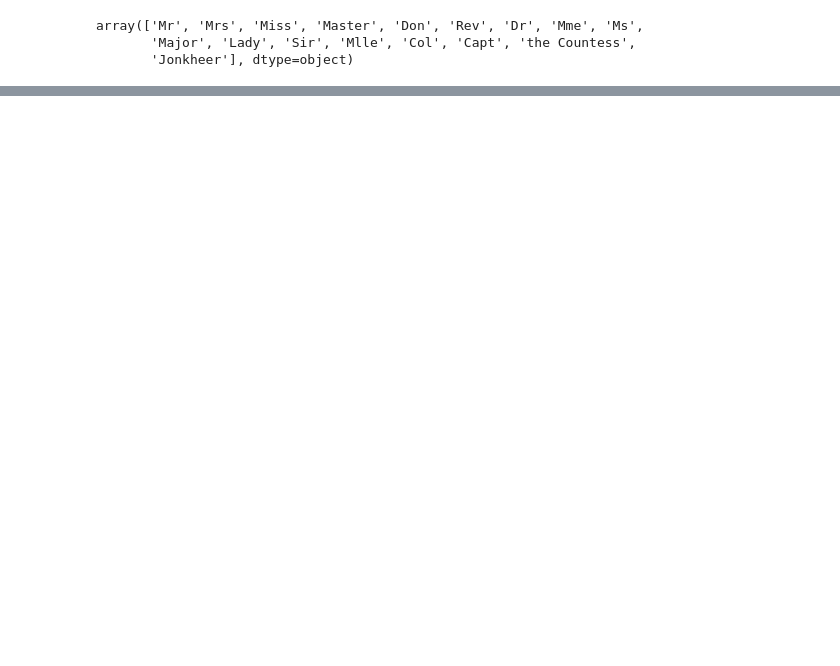
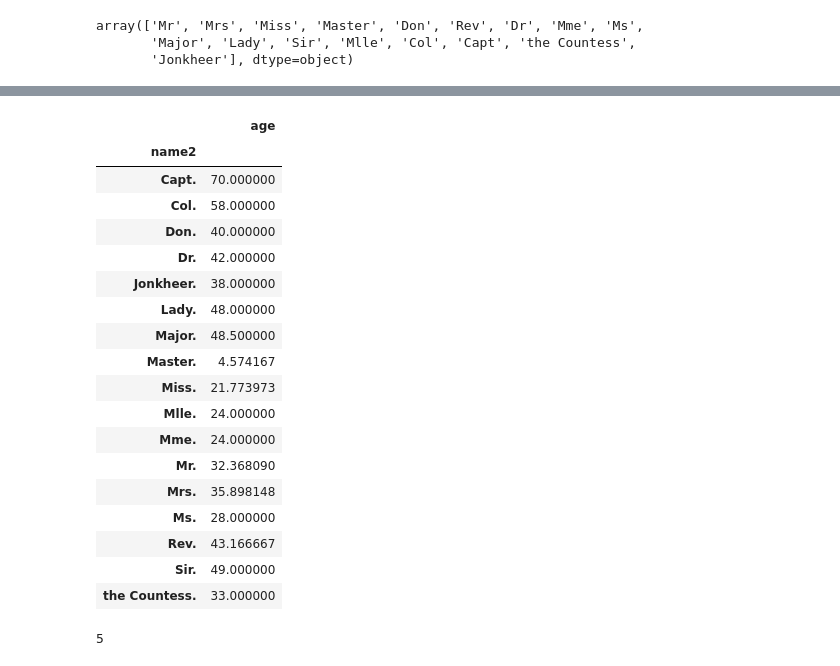
Before and after one commit to Kwonym0814/AIotDataAnalysis, a Jupyter notebook: workspace_python/basic/lec06타이타닉.ipynb, the cells around one changed output, grey strips where cells are left out. Cells and saved outputs as stored; diff of their text form; code cells hidden in the pictures; blank space fills up the shorter version.

```diff
--- a/workspace_python/basic/lec06타이타닉.ipynb
+++ b/workspace_python/basic/lec06타이타닉.ipynb
@@ -626,0 +599,6 @@ train['name'].str.extract(', ([A-Za-z]+)\.')
+# %%
+tmp1 = train['name'].str.extract('( [a-zA-Z ]*[.])', expand=False)
+tmp2 = train['name'].str.extract('(, [a-zA-Z ]*[.])', expand=False)
+tmp3 = []
+for i in range(0,len(tmp1)):
+    tmp3.append([tmp1[i]==tmp2[i], tmp1[i], tmp2[i]])
@@ -626,0 +673,4 @@ train['name'].str.extract(', ([A-Za-z]+)\.')
+# %%
+tmp = train.loc[train['age'].isna(), 'name2'].unique()
+for i in tmp:
+    train.loc[train['name2']== i,'age'] = train.loc[train['name2']== i,'age'].fillna(train.loc[train['name2']== i,'age'].mean())
@@ -626,0 +681,28 @@ train['name'].str.extract(', ([A-Za-z]+)\.')
+# %%
+train.groupby('name2').agg({'age':'mean'})
+# %% [output]
+|  | age |
+| name2 |  |
+| Capt. | 70.000000 |
+| Col. | 58.000000 |
+| Don. | 40.000000 |
+| Dr. | 42.000000 |
+| Jonkheer. | 38.000000 |
+| Lady. | 48.000000 |
+| Major. | 48.500000 |
+| Master. | 4.574167 |
+| Miss. | 21.773973 |
+| Mlle. | 24.000000 |
+| Mme. | 24.000000 |
+| Mr. | 32.368090 |
+| Mrs. | 35.898148 |
+| Ms. | 28.000000 |
+| Rev. | 43.166667 |
+| Sir. | 49.000000 |
+| the Countess. | 33.000000 |
+# %%
+grade = 'b'
+
+print(10) if grade == 'a' else print(5) if grade == 'b' else print(0)
+# %% [output]
+5
```
Also changed, not shown: parts of 20 cells of this notebook.
